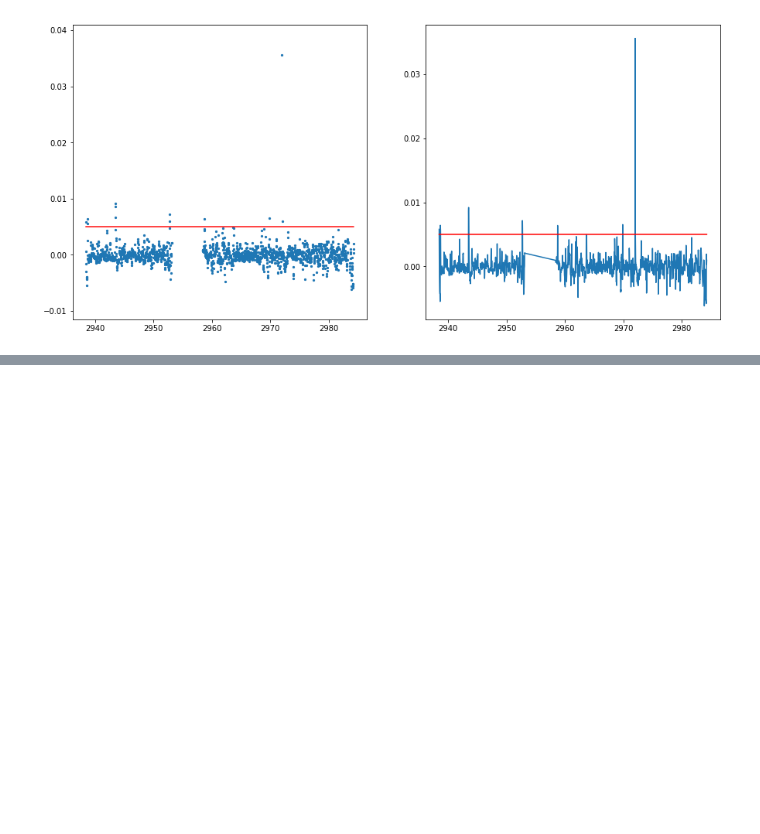
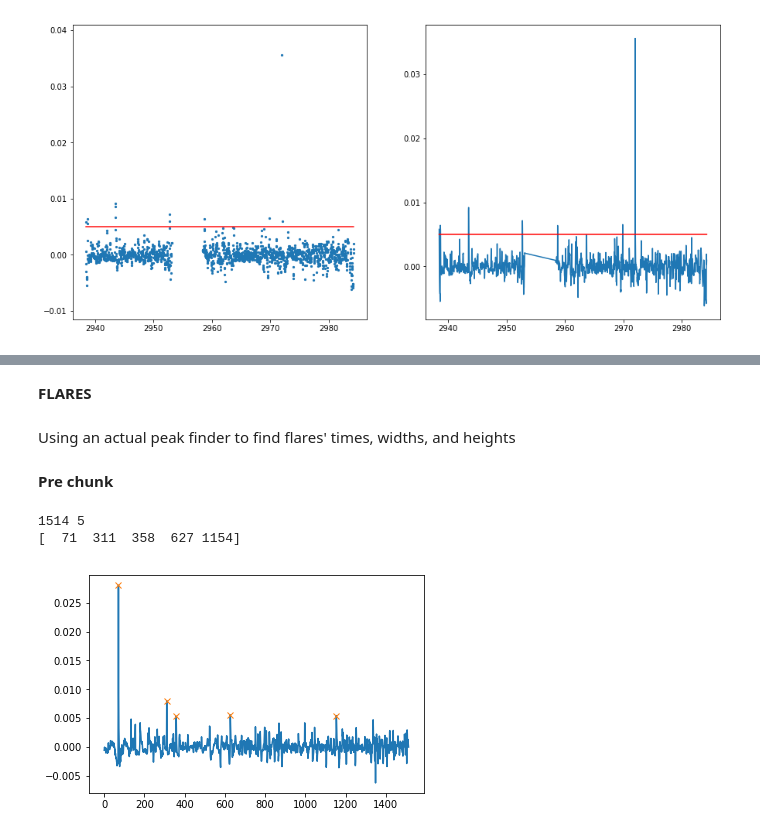
Before and after one commit to exoclam/epic-246301900, a Jupyter notebook: gp.ipynb, the cells around one changed output, grey strips where cells are left out. Cells and saved outputs as stored; diff of their text form; code cells hidden in the pictures; blank space fills up the shorter version.

```diff
--- a/gp.ipynb
+++ b/gp.ipynb
@@ -90,7 +92,7 @@ pl.scatter(ts['BJD - 2454833'], ts['Corrected Flux'],s=5);
 # %% [output]
 [figure]
 # %%
-pre = ts.loc[:1512]
+pre = ts.loc[:1513]
 xobs = np.array(pre["BJD - 2454833"])
 yobs = np.array(pre["Corrected Flux"])
 eobs = 0.001*np.ones(len(pre)) # PLACEHOLDER...NOT SURE WHERE TO FIND ERRORS OR IF THERE EVEN ARE ANY??
@@ -182,0 +217,22 @@ pl.plot(xobs,threshold*np.ones(len(xobs)),c='r')
+# %% [markdown]
+**FLARES**
+# %% [markdown]
+Using an actual peak finder to find flares' times, widths, and heights
+# %% [markdown]
+**Pre chunk**
+# %%
+# pre chunk
+from scipy.signal import find_peaks
+from scipy.signal import peak_prominences
+
+y = pre['Corrected Flux']-cs(pre['BJD - 2454833'])
+peaks, _ = find_peaks(y, height=0.005, distance=1)
+pl.plot(y)
+print(len(y), len(peaks))
+print(peaks)
+pl.plot(peaks, y[peaks], "x")
+pl.show()
+# %% [output]
+1514 5
+[  71  311  358  627 1154]
+[figure, added]
```
Also changed, not shown: parts of 40 cells of this notebook.
